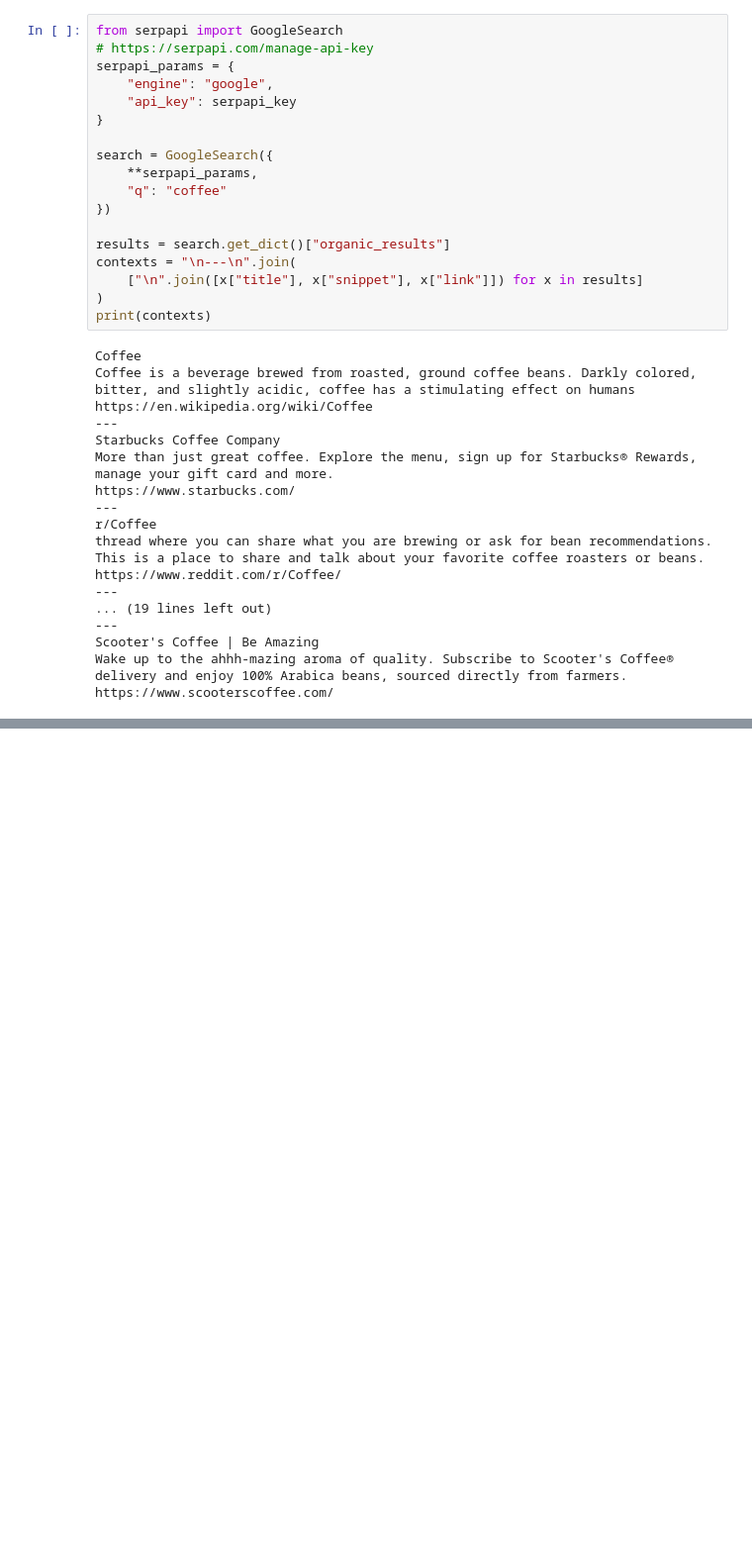
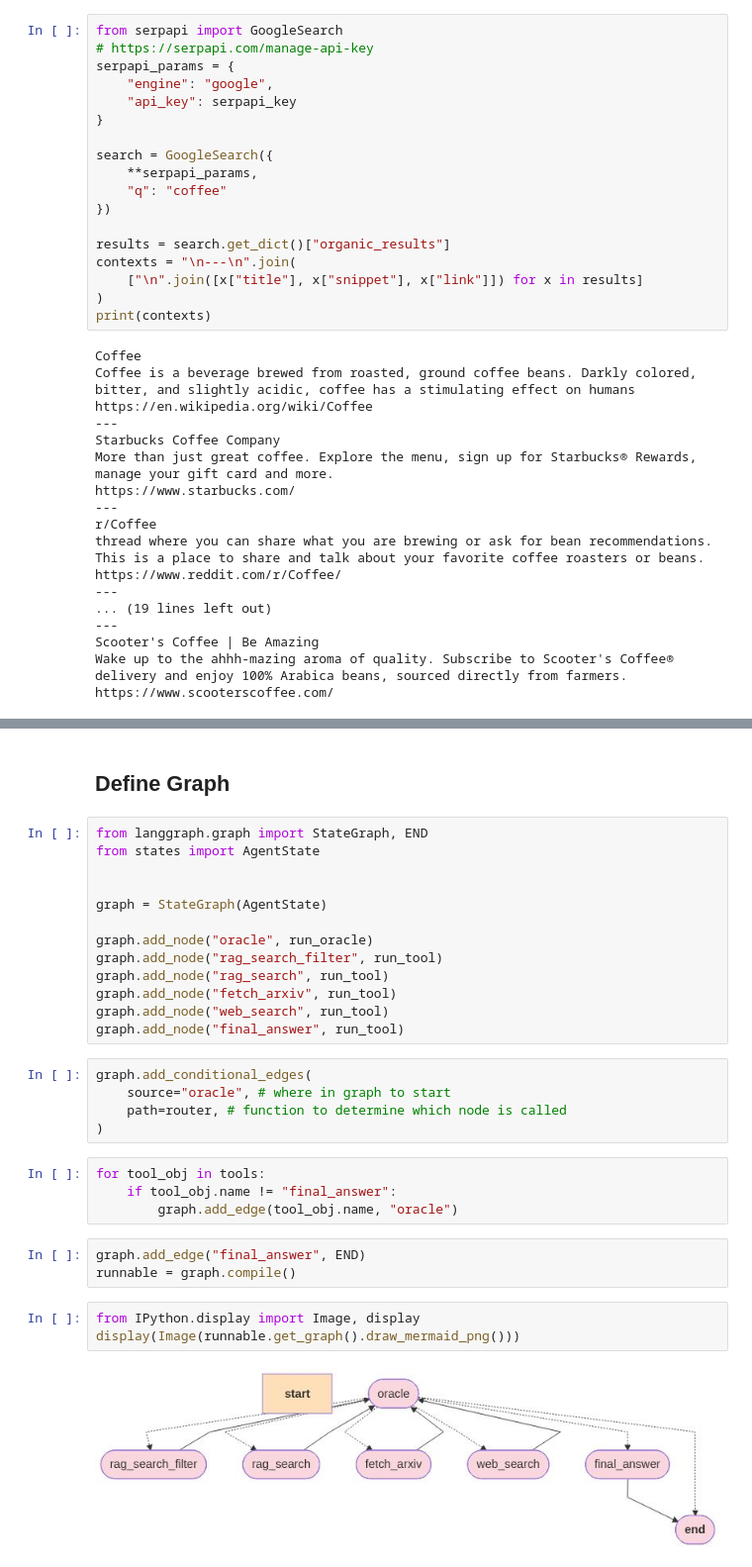
Before and after one commit to matsaragas/Langgraph_ResearchAgent, a Jupyter notebook: notebooks/research_agent.ipynb, the cells around one changed output, grey strips where cells are left out. Shown: that part at 99% size. Saved outputs shown, nothing was run; the diff lists cells and outputs as text; blank space fills up the shorter version.

Commit message:
create notebook for the research agent

```diff
--- a/notebooks/research_agent.ipynb
+++ b/notebooks/research_agent.ipynb
@@ -167,0 +347,32 @@ https://www.scooterscoffee.com/
+# %% [markdown]
+## Define Graph
+# %%
+from langgraph.graph import StateGraph, END
+from states import AgentState
+
+
+graph = StateGraph(AgentState)
+
+graph.add_node("oracle", run_oracle)
+graph.add_node("rag_search_filter", run_tool)
+graph.add_node("rag_search", run_tool)
+graph.add_node("fetch_arxiv", run_tool)
+graph.add_node("web_search", run_tool)
+graph.add_node("final_answer", run_tool)
+# %%
+graph.add_conditional_edges(
+    source="oracle", # where in graph to start
+    path=router, # function to determine which node is called
+)
+# %%
+for tool_obj in tools:
+    if tool_obj.name != "final_answer":
+        graph.add_edge(tool_obj.name, "oracle")
+# %%
+graph.add_edge("final_answer", END)
+runnable = graph.compile()
+# %%
+from IPython.display import Image, display
+display(Image(runnable.get_graph().draw_mermaid_png()))
+# %% [output]
+[figure, added]
```
Also changed, not shown: parts of 15 cells of this notebook, 5 other files.
